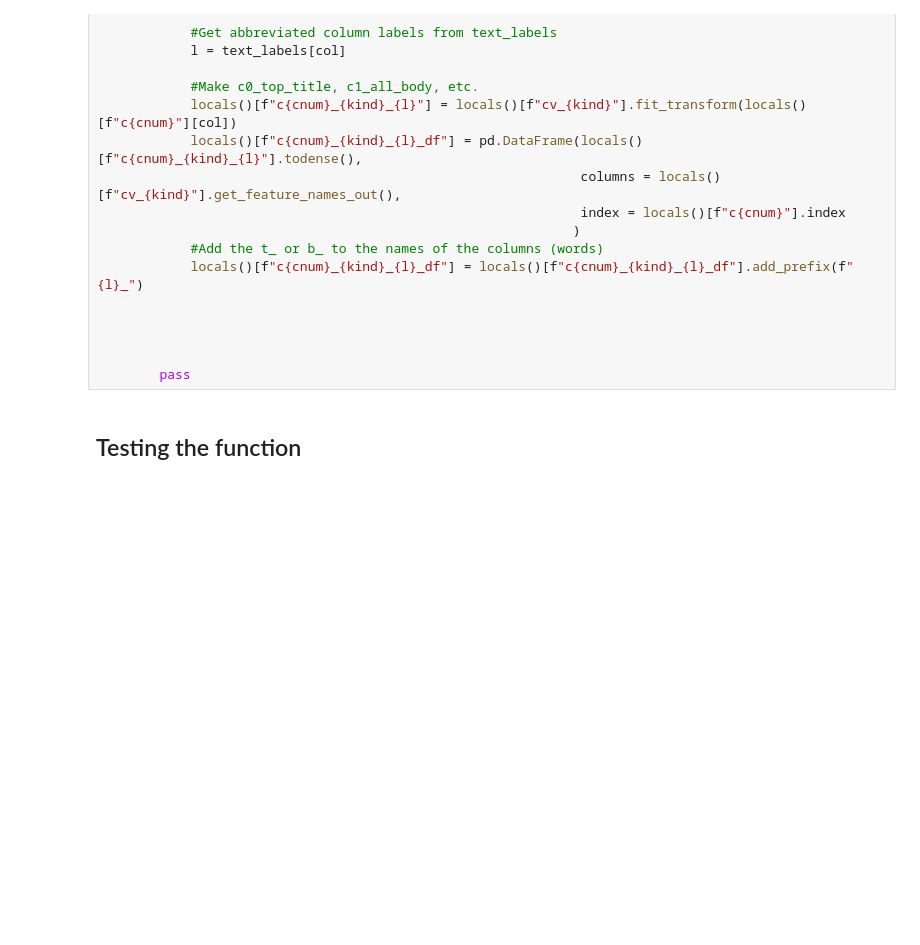
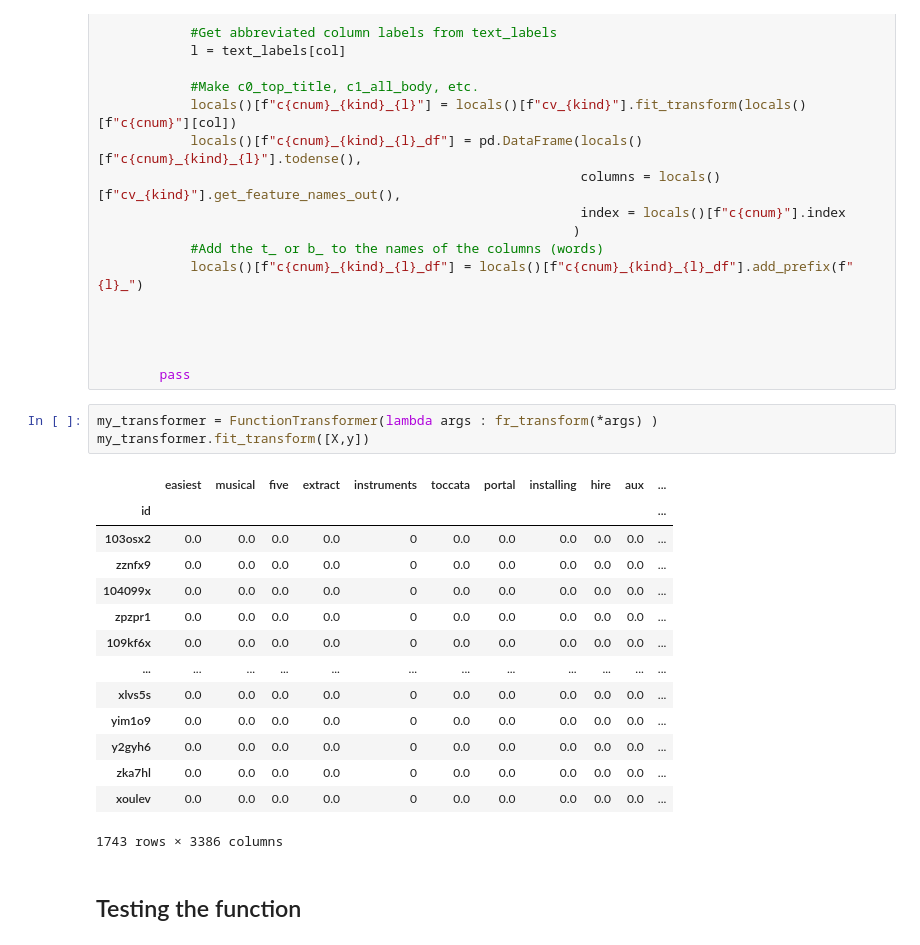
Before and after one commit to simonlazarus/Classifying-Music-Makers-from-Message-Data, a Jupyter notebook: code/04_modeling.ipynb, the cells around one changed output. Cells and saved outputs as stored; diff of their text form; blank space fills up the shorter version.

```diff
--- a/code/04_modeling.ipynb
+++ b/code/04_modeling.ipynb
@@ -638,6 +547,24 @@ def fr_transform(X, y, text_labels=None, cutoff_freq_ratio=0.0, cutoff_proportio
 
 
         pass
+# %%
+my_transformer = FunctionTransformer(lambda args : fr_transform(*args) )
+my_transformer.fit_transform([X,y])
+# %% [output]
+|  | easiest | musical | five | extract | instruments | toccata | portal | installing | hire | aux | ... |
+| id |  |  |  |  |  |  |  |  |  |  | ... |
+| 103osx2 | 0.0 | 0.0 | 0.0 | 0.0 | 0 | 0.0 | 0.0 | 0.0 | 0.0 | 0.0 | ... |
+| zznfx9 | 0.0 | 0.0 | 0.0 | 0.0 | 0 | 0.0 | 0.0 | 0.0 | 0.0 | 0.0 | ... |
+| 104099x | 0.0 | 0.0 | 0.0 | 0.0 | 0 | 0.0 | 0.0 | 0.0 | 0.0 | 0.0 | ... |
+| zpzpr1 | 0.0 | 0.0 | 0.0 | 0.0 | 0 | 0.0 | 0.0 | 0.0 | 0.0 | 0.0 | ... |
+| 109kf6x | 0.0 | 0.0 | 0.0 | 0.0 | 0 | 0.0 | 0.0 | 0.0 | 0.0 | 0.0 | ... |
+| ... | ... | ... | ... | ... | ... | ... | ... | ... | ... | ... | ... |
+| xlvs5s | 0.0 | 0.0 | 0.0 | 0.0 | 0 | 0.0 | 0.0 | 0.0 | 0.0 | 0.0 | ... |
+| yim1o9 | 0.0 | 0.0 | 0.0 | 0.0 | 0 | 0.0 | 0.0 | 0.0 | 0.0 | 0.0 | ... |
+| y2gyh6 | 0.0 | 0.0 | 0.0 | 0.0 | 0 | 0.0 | 0.0 | 0.0 | 0.0 | 0.0 | ... |
+| zka7hl | 0.0 | 0.0 | 0.0 | 0.0 | 0 | 0.0 | 0.0 | 0.0 | 0.0 | 0.0 | ... |
+| xoulev | 0.0 | 0.0 | 0.0 | 0.0 | 0 | 0.0 | 0.0 | 0.0 | 0.0 | 0.0 | ... |
+1743 rows × 3386 columns
 # %% [markdown]
 ## Testing the function
 # %% [markdown]
```
Also changed, not shown: parts of 24 cells of this notebook.
